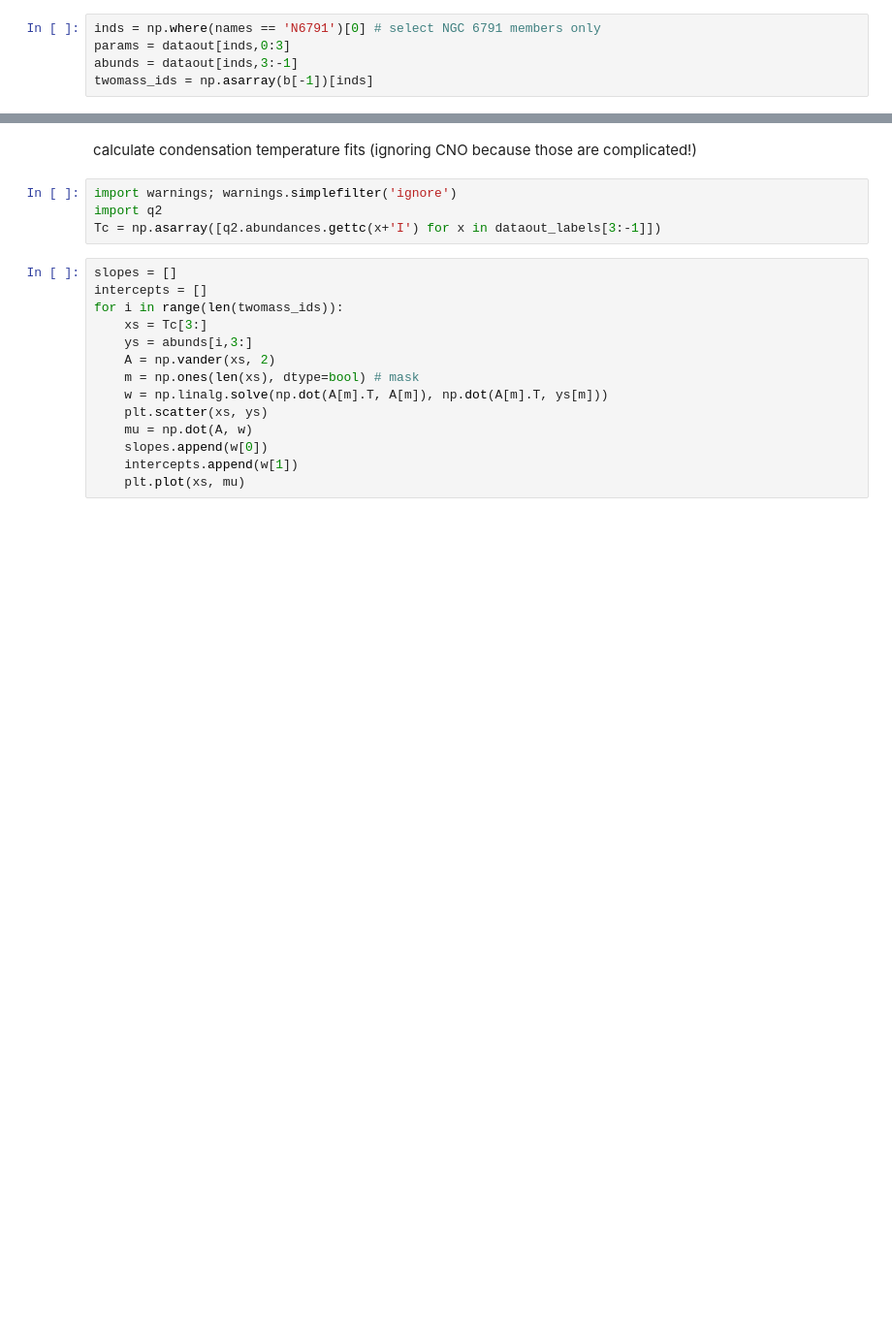
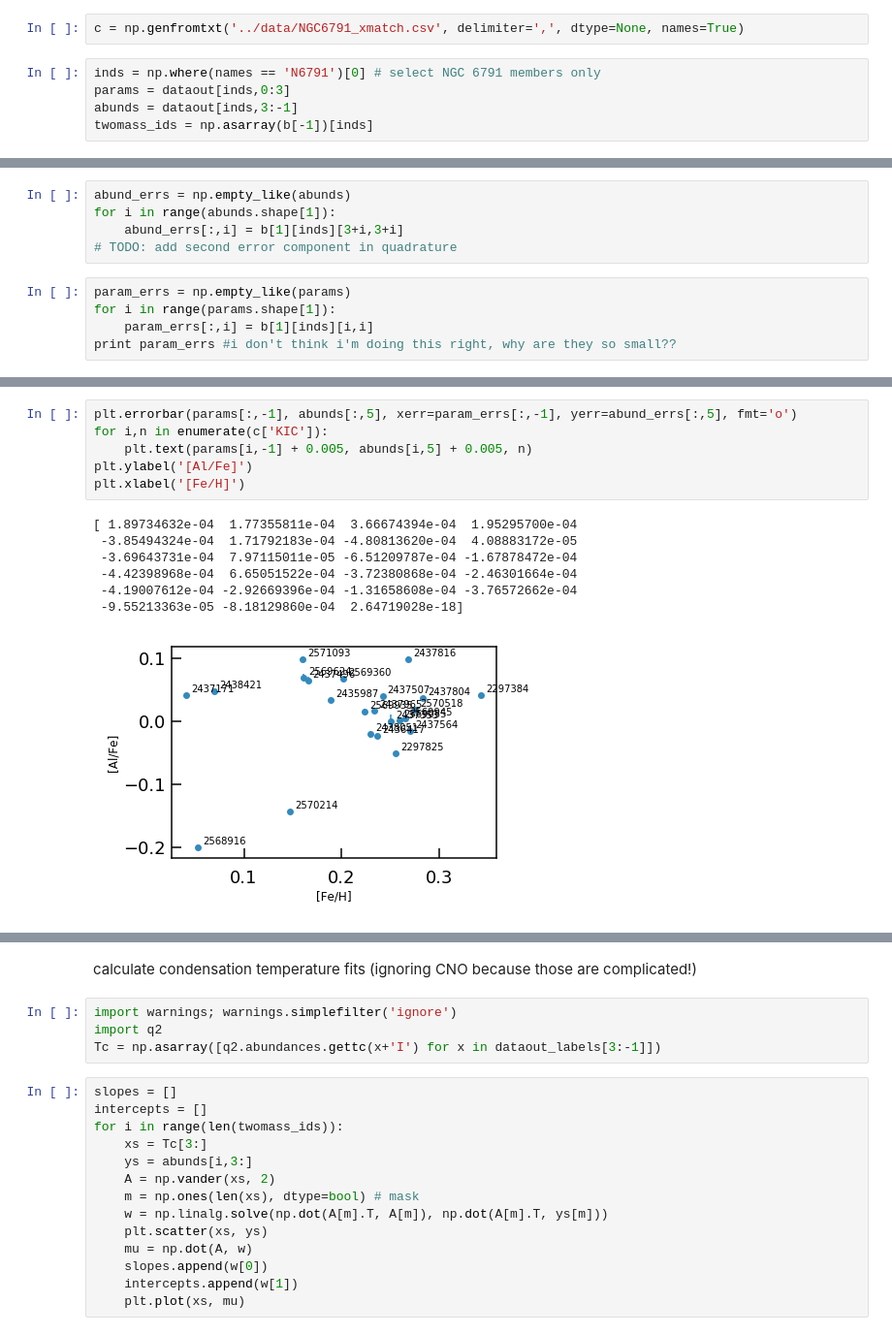
Before and after one commit to megbedell/tessninja, a Jupyter notebook: notebooks/melissa_clusters.ipynb, the cells around one changed output, grey strips where cells are left out. Shown at 97% size. Cells and saved outputs as stored; diff of their text form; blank space fills up the shorter version.

```diff
--- a/notebooks/melissa_clusters.ipynb
+++ b/notebooks/melissa_clusters.ipynb
@@ -16,6 +16,8 @@ names = []
 for each in al:
     names.append(each.strip())
 names = np.asarray(names)
+# %%
+c = np.genfromtxt('../data/NGC6791_xmatch.csv', delimiter=',', dtype=None, names=True)
 # %%
 inds = np.where(names == 'N6791')[0] # select NGC 6791 members only
 params = dataout[inds,0:3]
@@ -44,0 +26,10 @@ print errs
+# %%
+abund_errs = np.empty_like(abunds)
+for i in range(abunds.shape[1]):
+    abund_errs[:,i] = b[1][inds][3+i,3+i]
+# TODO: add second error component in quadrature
+# %%
+param_errs = np.empty_like(params)
+for i in range(params.shape[1]):
+    param_errs[:,i] = b[1][inds][i,i]
+print param_errs #i don't think i'm doing this right, why are they so small??
@@ -44,0 +54,14 @@ print errs
+# %%
+plt.errorbar(params[:,-1], abunds[:,5], xerr=param_errs[:,-1], yerr=abund_errs[:,5], fmt='o')
+for i,n in enumerate(c['KIC']):
+    plt.text(params[i,-1] + 0.005, abunds[i,5] + 0.005, n)
+plt.ylabel('[Al/Fe]')
+plt.xlabel('[Fe/H]')
+# %% [output]
+[ 1.89734632e-04  1.77355811e-04  3.66674394e-04  1.95295700e-04
+ -3.85494324e-04  1.71792183e-04 -4.80813620e-04  4.08883172e-05
+ -3.69643731e-04  7.97115011e-05 -6.51209787e-04 -1.67878472e-04
+ -4.42398968e-04  6.65051522e-04 -3.72380868e-04 -2.46301664e-04
+ -4.19007612e-04 -2.92669396e-04 -1.31658608e-04 -3.76572662e-04
+ -9.55213363e-05 -8.18129860e-04  2.64719028e-18]
+[figure, added]
```
Also changed, not shown: parts of 4 cells of this notebook.
